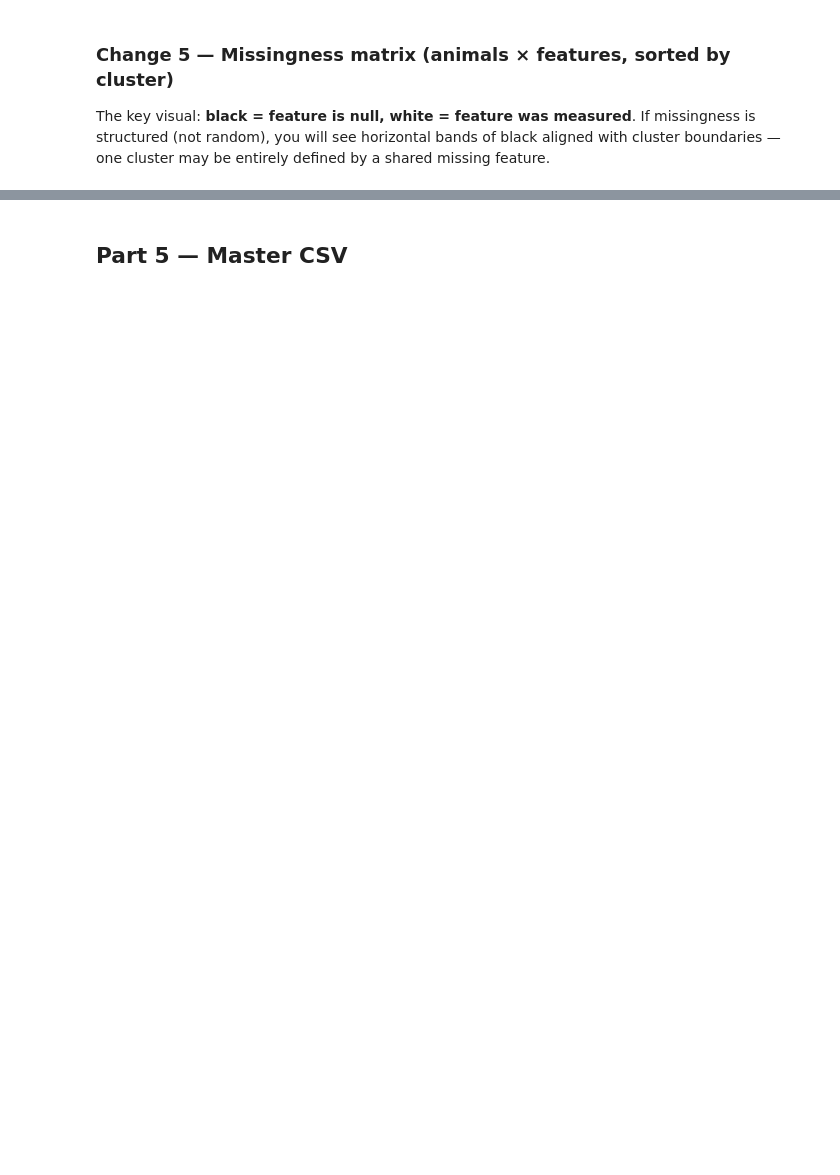
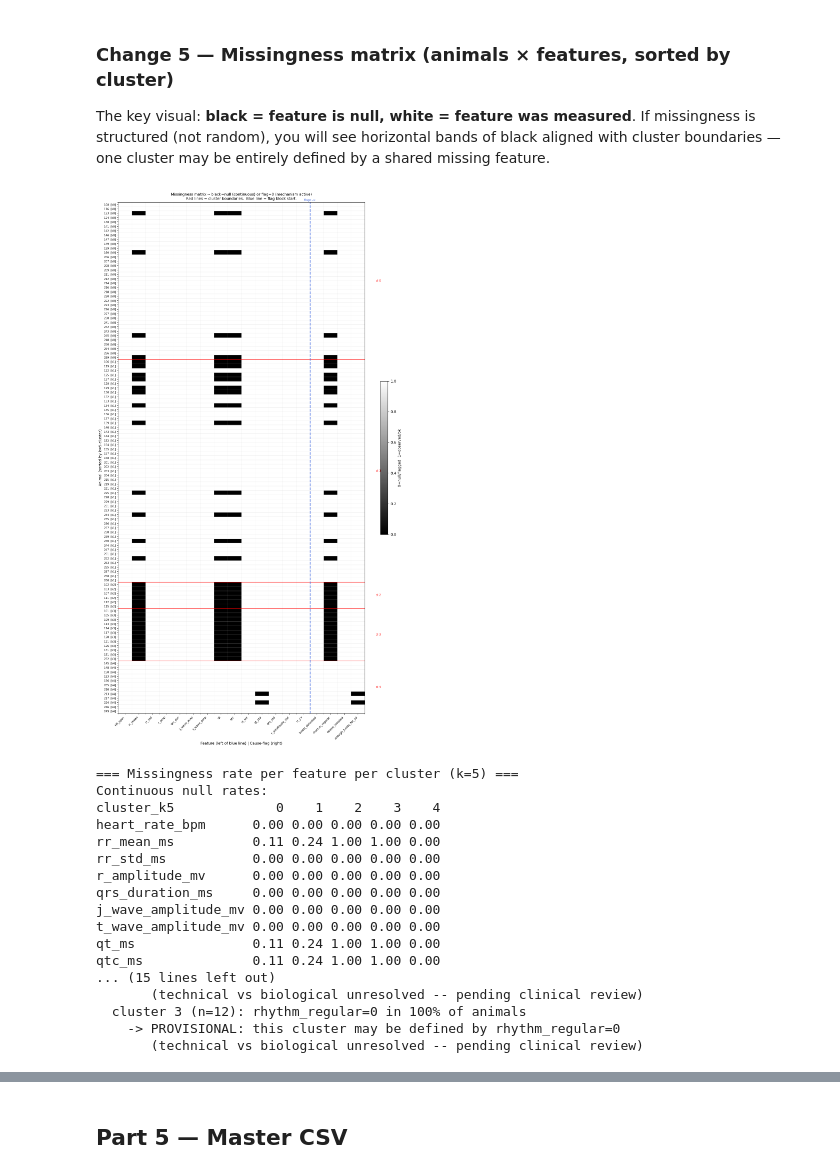
Before and after one commit to Vishva-23/ecg-cardiotoxicity-thesis, a Jupyter notebook: notebooks/02_beat_averaging_and_clustering.ipynb, the cells around one changed output, grey strips where cells are left out. Drawn from its saved outputs; the diff is of its cells as text; code cells hidden in the pictures; blank space fills up the shorter version.

```diff
--- a/notebooks/02_beat_averaging_and_clustering.ipynb
+++ b/notebooks/02_beat_averaging_and_clustering.ipynb
@@ -1475,9 +1622,7 @@ else:
 
     df_sorted = df.sort_values(["cluster_k5", "animal_id"]).reset_index(drop=True)
 
-    # For continuous cols: 1=not-null (measured), 0=null.
     cont_mat = df_sorted[cont_cols].notna().astype(int).values
-    # For cause-flags: already 0/1 (0=mechanism active / missingness)
     flag_mat = df_sorted[flag_cols].values.astype(int)
     miss_mat = np.hstack([cont_mat, flag_mat])
 
@@ -1490,14 +1635,11 @@ else:
                                     max(8, 0.18 * len(df_sorted))))
     im = ax.imshow(miss_mat, aspect="auto", cmap="binary_r",
                    vmin=0, vmax=1, interpolation="nearest")
-    # Grid lines
     ax.set_xticks(np.arange(-0.5, len(all_cols), 1), minor=True)
     ax.set_yticks(np.arange(-0.5, len(df_sorted), 1), minor=True)
     ax.grid(which="minor", color="lightgray", linewidth=0.3)
-    # Cluster boundaries
     for b in boundaries:
         ax.axhline(b - 0.5, color="red", linewidth=1.5)
-    # Divider between continuous and flags
     ax.axvline(n_cont - 0.5, color="royalblue", linewidth=2, linestyle="--")
     ax.text(n_cont - 0.5, -0.8, "flags ->", color="royalblue", fontsize=8, ha="center")
 
@@ -1511,7 +1653,6 @@ else:
     ax.set_yticks(range(len(df_sorted)))
     ax.set_yticklabels(ytick_labels, fontsize=7)
 
-    # Cluster annotations on the right
     prev_c = None; c_start = 0
     for i, c in enumerate(cluster_seq):
         if c != prev_c:
@@ -1522,44 +1663,57 @@ else:
     ax.text(len(all_cols) + 0.3, (c_start + len(cluster_seq) - 1) / 2,
             f"cl {int(prev_c)}", va="center", fontsize=8, color="red")
 
     ax.set_xlabel("Feature (left of blue line) | Cause-flag (right)", fontsize=10)
     ax.set_ylabel("Animal (sorted by k=5 cluster)", fontsize=10)
-    ax.set_title("Missingness matrix -- black=null (continuous) or flag=0 (mechanism active)
-"
+    ax.set_title("Missingness matrix -- black=null (continuous) or flag=0 (mechanism active)\n"
                  "Red lines = cluster boundaries.  Blue line = flag block start.", fontsize=10)
     plt.colorbar(im, ax=ax, shrink=0.3, label="0=null/flagged  1=observed/ok")
     fig.tight_layout()
     fig.savefig(FIGURES_DIR / "14_missingness_matrix.png", dpi=150, bbox_inches="tight")
     plt.show()
 
-    # Per-cluster null rate table (continuous) + flag rate table
-    print("
-=== Missingness rate per feature per cluster (k=5) ===")
+    print("\n=== Missingness rate per feature per cluster (k=5) ===")
     null_rate = df.groupby("cluster_k5")[cont_cols].apply(lambda g: g.isna().mean())
     flag_rate = df.groupby("cluster_k5")[flag_cols].mean()
     with pd.option_context("display.float_format", "{:.2f}".format, "display.width", 200):
         print("Continuous null rates:")
         print(null_rate.T.to_string())
-        print("
-Cause-flag rates (1=mechanism absent, 0=active):")
+        print("Cause-flag rates (1=mechanism absent, 0=active):")
         print(flag_rate.T.to_string())
 
-    # Luke's prediction check on non-redundant flags
-    print("
-=== PROVISIONAL: clusters where a cause-flag is ~constant ===")
+    print("\n=== PROVISIONAL: clusters where a cause-flag is ~constant ===")
     found = False
     for feat in flag_cols:
         for cl, rate in flag_rate[feat].items():
             if rate < 0.20:
                 n_cl = int((df["cluster_k5"] == cl).sum())
                 print(f"  cluster {cl} (n={n_cl}): {feat}=0 in "
                       f"{100*(1-rate):.0f}% of animals")
                 print(f"    -> PROVISIONAL: this cluster may be defined by {feat}=0")
-                print(f"       (technical vs biological unresolved -- pending Roisin's ruling)")
+                print(f"       (technical vs biological unresolved -- pending clinical review)")
                 found = True
     if not found:
         print("  No cluster has a cause-flag uniformly 0.")
         print("  Missingness does not uniquely define any cluster at this threshold.")
+# %% [output]
+[figure, added]
+=== Missingness rate per feature per cluster (k=5) ===
+Continuous null rates:
+cluster_k5             0    1    2    3    4
+heart_rate_bpm      0.00 0.00 0.00 0.00 0.00
+rr_mean_ms          0.11 0.24 1.00 1.00 0.00
+rr_std_ms           0.00 0.00 0.00 0.00 0.00
+r_amplitude_mv      0.00 0.00 0.00 0.00 0.00
+qrs_duration_ms     0.00 0.00 0.00 0.00 0.00
+j_wave_amplitude_mv 0.00 0.00 0.00 0.00 0.00
+t_wave_amplitude_mv 0.00 0.00 0.00 0.00 0.00
+qt_ms               0.11 0.24 1.00 1.00 0.00
+qtc_ms              0.11 0.24 1.00 1.00 0.00
+... (15 lines left out)
+       (technical vs biological unresolved -- pending clinical review)
+  cluster 3 (n=12): rhythm_regular=0 in 100% of animals
+    -> PROVISIONAL: this cluster may be defined by rhythm_regular=0
+       (technical vs biological unresolved -- pending clinical review)
 # %%
 if not df.empty and templates:
     clusters_present = sorted(c for c in df["cluster_k5"].unique() if c >= 0)
```
Also changed, not shown: parts of 15 cells of this notebook, 6 other files.
